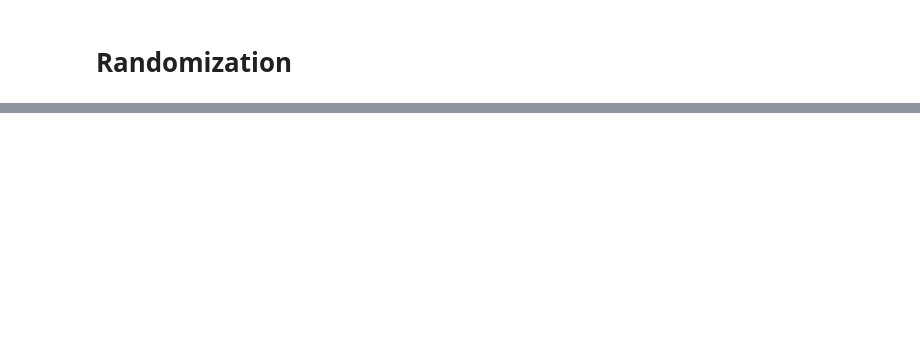
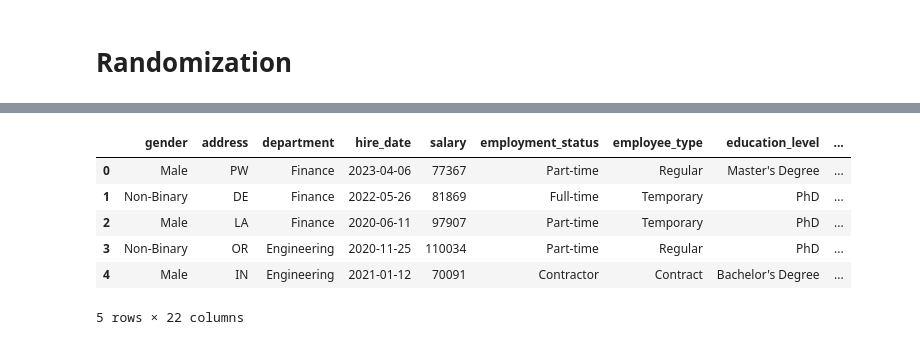
Before and after one commit to 1211223/SEGPRD_PROJECT_2, a Jupyter notebook: main.ipynb, the cells around one changed output, grey strips where cells are left out. Saved outputs shown, nothing was run; the diff lists cells and outputs as text; code cells hidden in the pictures; blank space fills up the shorter version.

```diff
--- a/main.ipynb
+++ b/main.ipynb
@@ -200 +224,42 @@ df_rand
 1000 rows × 25 columns
+# %%
+# Dataset 1: Original (minimal cleaning, drop only name/email if you want)
+df_original = df.copy()
+df_original.drop(columns=['name', 'email'], inplace=True)  # optional
+
+# Dataset 2: PII anonymized
+df_pii = df.copy()
+# Add PII anonymized columns
+df_pii['phone_number_masked'] = df_mask['phone_number_masked']
+df_pii['email_masked'] = df_mask['email_masked']
+df_pii['name_hash'] = df_hash['name_hash']
+df_pii['employee_id_hash'] = df_hash['employee_id_hash']
+df_pii['age_group'] = df_gen['age_group']
+df_pii.drop(columns=['name', 'email', 'phone_number', 'employee_id', 'dates_of_birth'], inplace=True)
+import re
+
+def keep_alpha_prefix(postal):
+    if not isinstance(postal, str):
+        return 'Unknown'
+    match = re.match(r'^[A-Za-z]+', postal)
+    return match.group(0) if match else 'Unknown'
+
+df_pii['postal_code'] = df_pii['address'].apply(lambda x: x.split(',')[-1].strip() if isinstance(x, str) else 'Unknown')
+df_pii['postal_code_prefix'] = df_pii['postal_code'].apply(keep_alpha_prefix)
+df_pii['address'] = df_pii['postal_code_prefix']
+import hashlib
+
+# Hash emergency contact names
+df_pii['emergency_contacts'] = df_pii['emergency_contacts'].apply(lambda x: hashlib.sha256(x.encode()).hexdigest())
+
+df_pii.drop(columns=['postal_code', 'postal_code_prefix'], inplace=True)
+
+
+# Dataset 3: PII + QID anonymized
+df_pii_qid = df_pii.copy()
+df_pii_qid['manager_pseudo'] = df_pseudo['manager_pseudo']
+df_pii_qid['performance_ratings_noisy'] = df_rand['performance_ratings_noisy']
+# Add any QID generalization like job_titles and city here:
+# e.g., df_pii_qid['job_title_group'] = your_generalization_function(df['job_titles'])
+# Drop original columns you generalized/anonymized:
+df_pii_qid.drop(columns=['manager_id', 'performance_ratings', 'job_titles', 'city'], inplace=True)
@@ -200,0 +409,10 @@ df_rand
+# %%
+df_pii_qid.head()
+# %% [output]
+|  | gender | address | department | hire_date | salary | employment_status | employee_type | education_level | ... |
+| 0 | Male | PW | Finance | 2023-04-06 | 77367 | Part-time | Regular | Master's Degree | ... |
+| 1 | Non-Binary | DE | Finance | 2022-05-26 | 81869 | Full-time | Temporary | PhD | ... |
+| 2 | Male | LA | Finance | 2020-06-11 | 97907 | Part-time | Temporary | PhD | ... |
+| 3 | Non-Binary | OR | Engineering | 2020-11-25 | 110034 | Part-time | Regular | PhD | ... |
+| 4 | Male | IN | Engineering | 2021-01-12 | 70091 | Contractor | Contract | Bachelor's Degree | ... |
+5 rows × 22 columns
```
Also changed, not shown: parts of 15 cells of this notebook, 1 other file.
